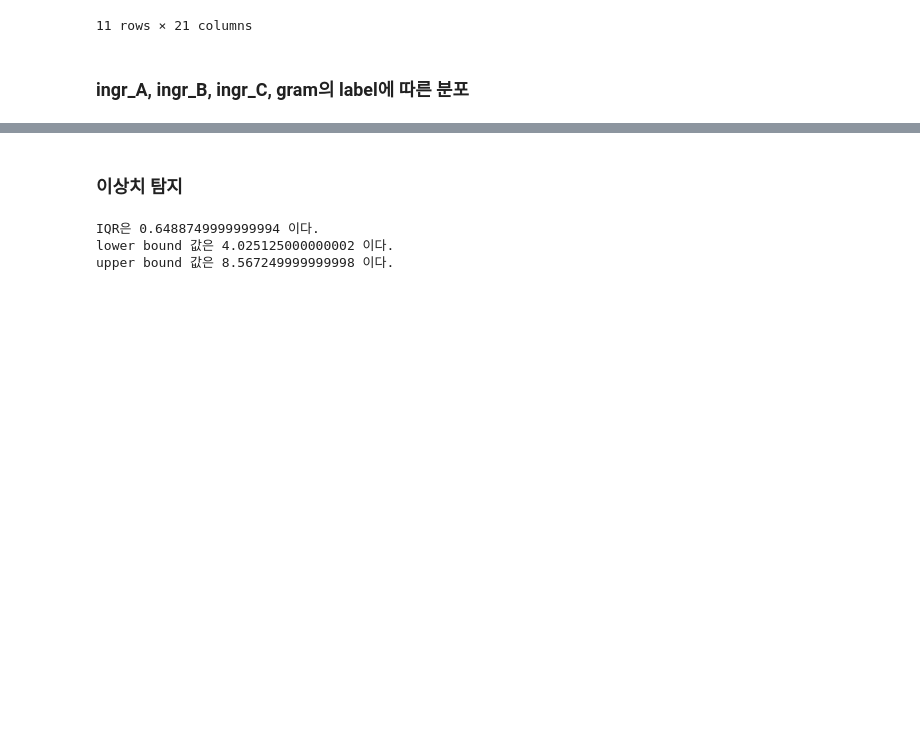
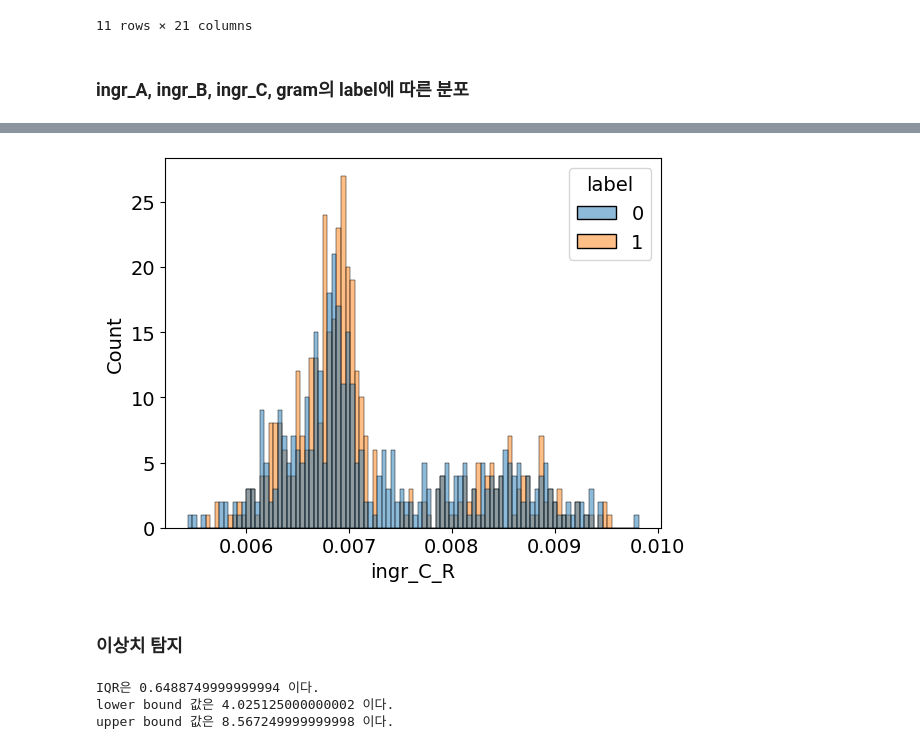
Before and after one commit to JJooKim/detecting_defective_product, a Jupyter notebook: defective_product_classification_.ipynb, the cells around one changed output, grey strips where cells are left out. Saved outputs shown, nothing was run; the diff lists cells and outputs as text; code cells hidden in the pictures; blank space fills up the shorter version.

```diff
--- a/defective_product_classification_.ipynb
+++ b/defective_product_classification_.ipynb
@@ -322,0 +353,6 @@ plt.show()
+# %%
+balanced_df['ingr_A_R'] = balanced_df['ingr_A'] / balanced_df['gram']
+balanced_df['ingr_B_R'] = balanced_df['ingr_B'] / balanced_df['gram']
+balanced_df['ingr_C_R'] = balanced_df['ingr_C'] / balanced_df['gram']
+balanced_df['ingr_S'] = balanced_df['ingr_A'] + balanced_df['ingr_B']+ balanced_df['ingr_C']
+balanced_df['ingr_S_R'] = balanced_df['ingr_S'] / balanced_df['gram']
@@ -322,0 +361,2 @@ plt.show()
+# %%
+balanced_df_gbmd = balanced_df[balanced_df['prod']=='GBMD']
@@ -323,3 +379,8 @@ plt.show()
+# %%
+sns.histplot(data=balanced_df_gbmd, x="ingr_C_R", hue='label', bins=100)
+plt.show()
+# %% [output]
+[figure, added]
 # %% [markdown]
 ### 이상치 탐지
 # %%
```
Also changed, not shown: parts of 32 cells of this notebook.
